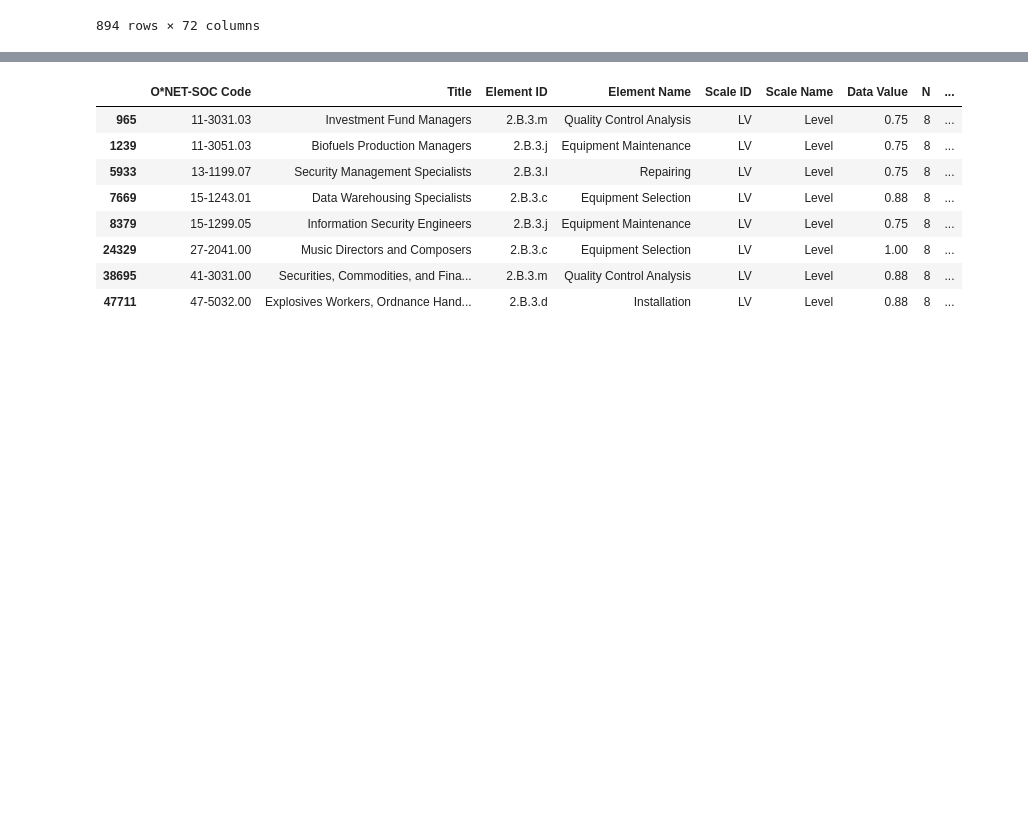
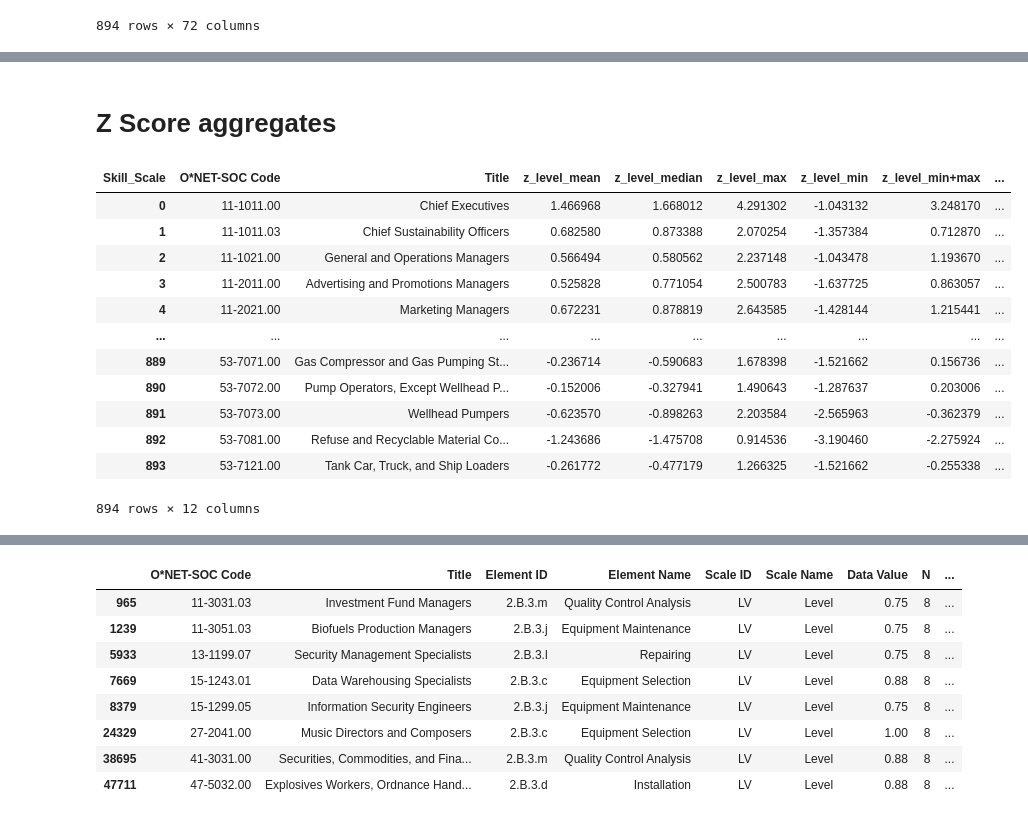
Before and after one commit to matthewcavanaugh96/magnimind, a Jupyter notebook: AI Job Displacement/Part 1-4 Skills.ipynb, the cells around one changed output, grey strips where cells are left out. Cells and saved outputs as stored; diff of their text form; code cells hidden in the pictures; blank space fills up the shorter version.

Commit message:
Aggregated z score for skills and abilities

```diff
--- a/AI Job Displacement/Part 1-4 Skills.ipynb
+++ b/AI Job Displacement/Part 1-4 Skills.ipynb
@@ -90,0 +123,9 @@ df_wide.to_csv('transformed data/4-Skills Pivoted.csv', index=False)
+# %%
+df_pct = df_wide.copy()
+
+# Identify numeric skill columns
+skill_cols = df_wide.select_dtypes(include="number").columns
+
+for col in skill_cols:
+    mean_val = df_wide[col].mean()
+    df_pct[col] = (df_wide[col] - mean_val) / mean_val * 100
@@ -90,0 +181,12 @@ df_wide.to_csv('transformed data/4-Skills Pivoted.csv', index=False)
+# %%
+df_z = df_wide.copy()
+
+# Identify numeric skill columns
+skill_cols = df_wide.select_dtypes(include="number").columns
+
+
+for col in skill_cols:
+    df_z[col] = (
+        (df_wide[col] - df_wide[col].mean()) /
+        df_wide[col].std()
+    )
@@ -90,0 +255,38 @@ df_wide.to_csv('transformed data/4-Skills Pivoted.csv', index=False)
+# %% [markdown]
+# Z Score aggregates
+# %%
+df_z_aggs = df_z.copy()
+
+
+
+df_z_aggs["z_level_mean"] = df_z_aggs[level_cols].mean(axis=1)
+df_z_aggs["z_level_median"] = df_z_aggs[level_cols].median(axis=1)
+df_z_aggs["z_level_max"] = df_z_aggs[level_cols].max(axis=1)
+df_z_aggs["z_level_min"] = df_z_aggs[level_cols].min(axis=1)
+df_z_aggs["z_level_min+max"] = df_z_aggs["z_level_min"] + df_z_aggs["z_level_max"]
+
+df_z_aggs["z_import_mean"] = df_z_aggs[import_cols].mean(axis=1)
+df_z_aggs["z_import_median"] = df_z_aggs[import_cols].median(axis=1)
+df_z_aggs["z_import_max"] = df_z_aggs[import_cols].max(axis=1)
+df_z_aggs["z_import_min"] = df_z_aggs[import_cols].min(axis=1)
+df_z_aggs["z_import_min+max"] = df_z_aggs["z_import_min"] + df_z_aggs["z_import_max"]
+
+# Drop level_cols and import_cols as defined earlier
+df_z_aggs = df_z_aggs.drop(columns=level_cols)
+df_z_aggs = df_z_aggs.drop(columns=import_cols)
+# %%
+df_z_aggs
+# %% [output]
+| Skill_Scale | O*NET-SOC Code | Title | z_level_mean | z_level_median | z_level_max | z_level_min | z_level_min+max | ... |
+| 0 | 11-1011.00 | Chief Executives | 1.466968 | 1.668012 | 4.291302 | -1.043132 | 3.248170 | ... |
+| 1 | 11-1011.03 | Chief Sustainability Officers | 0.682580 | 0.873388 | 2.070254 | -1.357384 | 0.712870 | ... |
+| 2 | 11-1021.00 | General and Operations Managers | 0.566494 | 0.580562 | 2.237148 | -1.043478 | 1.193670 | ... |
+| 3 | 11-2011.00 | Advertising and Promotions Managers | 0.525828 | 0.771054 | 2.500783 | -1.637725 | 0.863057 | ... |
+| 4 | 11-2021.00 | Marketing Managers | 0.672231 | 0.878819 | 2.643585 | -1.428144 | 1.215441 | ... |
+| ... | ... | ... | ... | ... | ... | ... | ... | ... |
+| 889 | 53-7071.00 | Gas Compressor and Gas Pumping St... | -0.236714 | -0.590683 | 1.678398 | -1.521662 | 0.156736 | ... |
+| 890 | 53-7072.00 | Pump Operators, Except Wellhead P... | -0.152006 | -0.327941 | 1.490643 | -1.287637 | 0.203006 | ... |
+| 891 | 53-7073.00 | Wellhead Pumpers | -0.623570 | -0.898263 | 2.203584 | -2.565963 | -0.362379 | ... |
+| 892 | 53-7081.00 | Refuse and Recyclable Material Co... | -1.243686 | -1.475708 | 0.914536 | -3.190460 | -2.275924 | ... |
+| 893 | 53-7121.00 | Tank Car, Truck, and Ship Loaders | -0.261772 | -0.477179 | 1.266325 | -1.521662 | -0.255338 | ... |
+894 rows × 12 columns
```
Also changed, not shown: parts of 18 cells of this notebook, 2 other files.
